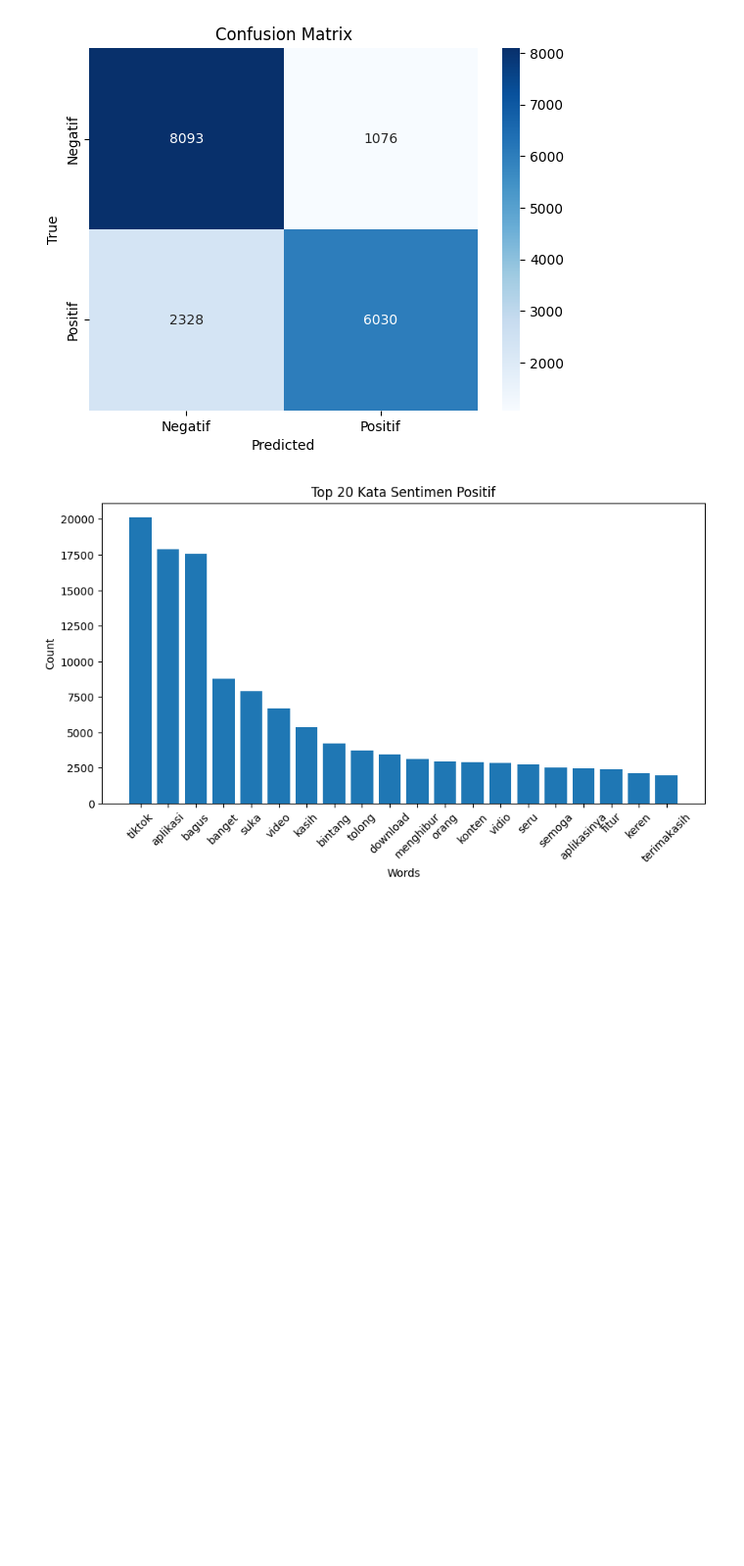
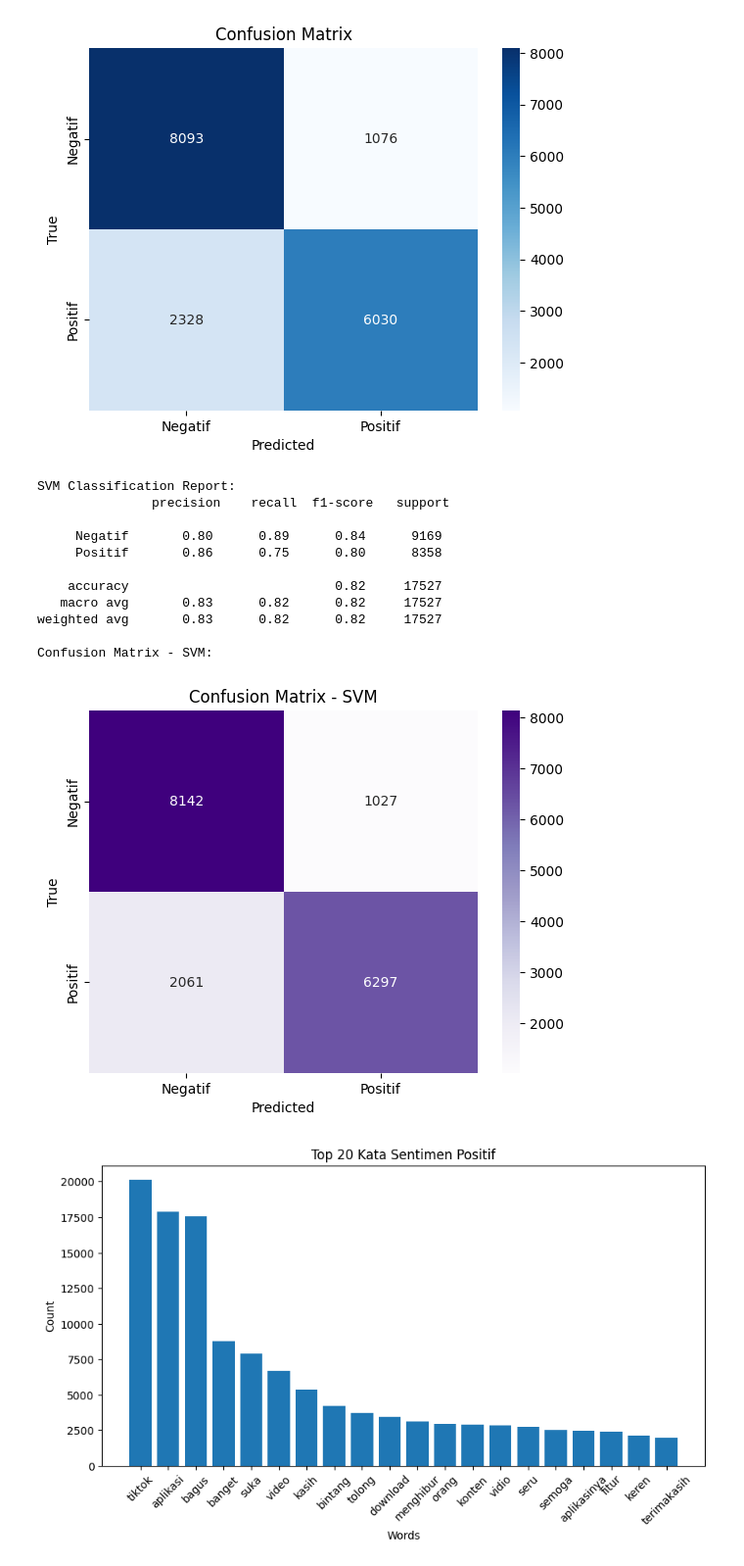
Before and after one commit to luthfijuliandri/Intelligence-System, a Jupyter notebook: UAS_Intelligence_System.ipynb, the cells around one changed output. Shown at 98% size. Drawn from its saved outputs; the diff is of its cells as text; code cells hidden in the pictures; blank space fills up the shorter version.

```diff
--- a/UAS_Intelligence_System.ipynb
+++ b/UAS_Intelligence_System.ipynb
@@ -149,0 +149,3 @@ MultinomialNB()
+# %%
+svm_model = SVC(kernel='linear', random_state=42)
+svm_model.fit(X_train_tfidf, y_train)
@@ -171,6 +175,28 @@ weighted avg       0.81      0.81      0.80     17527
 
 Confusion Matrix:
 [figure]
+# %%
+y_svm_pred = svm_model.predict(X_test_tfidf)
+print("SVM Classification Report:\n", classification_report(y_test, y_svm_pred))
+print("Confusion Matrix - SVM:")
+sns.heatmap(confusion_matrix(y_test, y_svm_pred), annot=True, fmt='d', cmap='Purples', xticklabels=svm_model.classes_, yticklabels=svm_model.classes_)
+plt.title("Confusion Matrix - SVM")
+plt.xlabel("Predicted")
+plt.ylabel("True")
+plt.show()
+# %% [output]
+SVM Classification Report:
+               precision    recall  f1-score   support
+
+     Negatif       0.80      0.89      0.84      9169
+     Positif       0.86      0.75      0.80      8358
+
+    accuracy                           0.82     17527
+   macro avg       0.83      0.82      0.82     17527
+weighted avg       0.83      0.82      0.82     17527
+
+Confusion Matrix - SVM:
+[figure, added]
 # %%
 
 df['Predicted_Sentiment'] = model.predict(vectorizer.transform(df['Cleaned_Content']))
```
Also changed, not shown: parts of 7 cells of this notebook.
